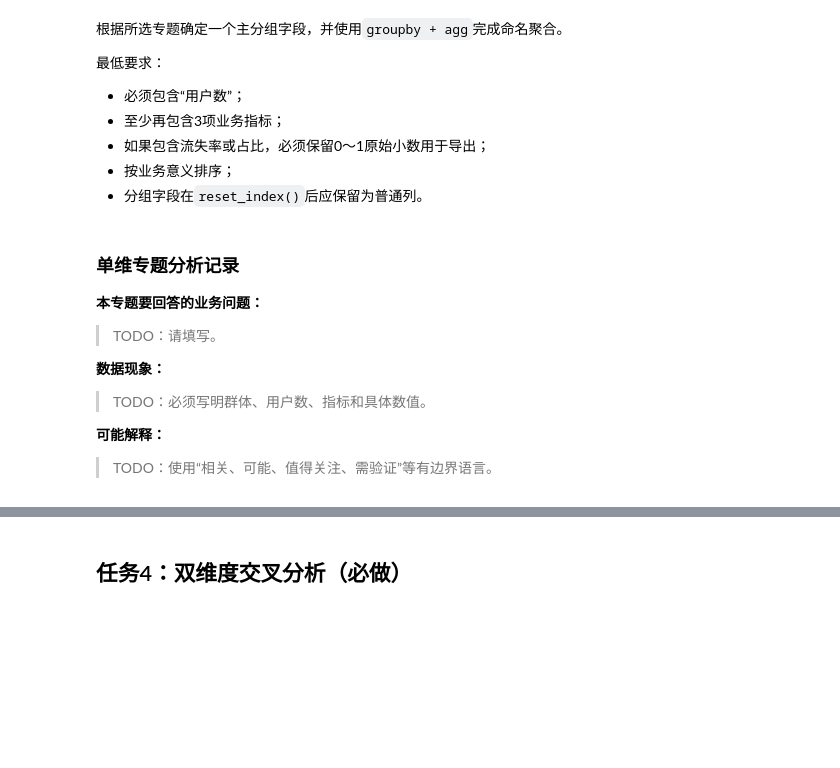
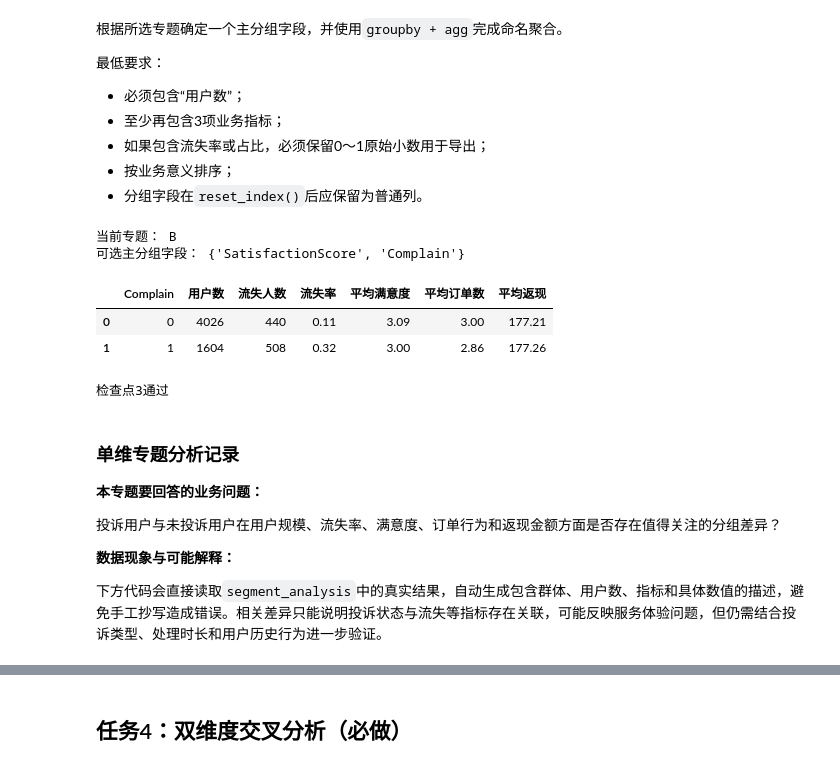
Before and after one commit to Huningci/muc-commerce-3-24012467, a Jupyter notebook: notebooks/day05_pm_student_project.ipynb, the cells around one changed output, grey strips where cells are left out. Cells and saved outputs as stored; diff of their text form; code cells hidden in the pictures; blank space fills up the shorter version.

```diff
--- a/notebooks/day05_pm_student_project.ipynb
+++ b/notebooks/day05_pm_student_project.ipynb
@@ -48,17 +46,20 @@ import pandas as pd
 import numpy as np
 
 try:
-    from IPython.display import display
+    from IPython.display import display, Markdown
 except ImportError:
     def display(obj):
         print(obj)
 
+    def Markdown(text):
+        return text
+
 
 # =========================
-# TODO：填写个人信息与专题
+# 个人信息与专题
 # =========================
-STUDENT_NAME = "请填写姓名"
-TOPIC = "请填写A/B/C/D/E"
+STUDENT_NAME = "许倚帆"
+TOPIC = "B"
 
 
 pd.set_option("display.max_columns", 50)
@@ -248,26 +346,48 @@ print("检查点2通过")
 # %%
 topic_fields = {
     "A": {"TenureGroup"},
     "B": {"Complain", "SatisfactionScore"},
     "C": {"PreferedOrderCat"},
     "D": {"PreferredPaymentMode"},
     "E": {"CityTier", "PreferredLoginDevice"},
 }
 
 print("当前专题：", TOPIC)
 print("可选主分组字段：", topic_fields[TOPIC])
 
 
-# TODO 1：选择主分组字段
-segment_field = None
+# 选择主分组字段
+segment_field = "Complain"
 
 
-# TODO 2：使用groupby + agg完成命名聚合
-segment_analysis = None
+# 使用groupby + agg完成命名聚合
+segment_analysis = (
+    df.groupby(segment_field, dropna=False)
+    .agg(
+        用户数=("CustomerID", "nunique"),
+        流失人数=("Churn", "sum"),
+        流失率=("Churn", "mean"),
+        平均满意度=("SatisfactionScore", "mean"),
+        平均订单数=("OrderCount", "mean"),
+        平均返现=("CashbackAmount", "mean"),
+    )
+    .reset_index()
+)
 
 
-# TODO 3：重置索引、按业务意义排序并展示
-# display(segment_analysis)
+# 按投诉状态排序并展示
+segment_analysis = segment_analysis.sort_values(
+    by=segment_field,
+    ascending=True,
+).reset_index(drop=True)
+
+display(segment_analysis)
+# %% [output]
+当前专题： B
+可选主分组字段： {'SatisfactionScore', 'Complain'}
+|  | Complain | 用户数 | 流失人数 | 流失率 | 平均满意度 | 平均订单数 | 平均返现 |
+| 0 | 0 | 4026 | 440 | 0.11 | 3.09 | 3.00 | 177.21 |
+| 1 | 1 | 1604 | 508 | 0.32 | 3.00 | 2.86 | 177.26 |
 # %%
 # 检查点3：单维专题分析
 
@@ -285,17 +405,15 @@ assert segment_analysis["用户数"].sum() == len(df), \
     "各分组用户数之和应等于总用户数"
 
 print("检查点3通过")
+# %% [output]
+检查点3通过
-# %% [markdown]
-### 单维专题分析记录
-
-**本专题要回答的业务问题：**
-
-> TODO：请填写。
-
-**数据现象：**
-
-> TODO：必须写明群体、用户数、指标和具体数值。
-
-**可能解释：**
-
-> TODO：使用“相关、可能、值得关注、需验证”等有边界语言。
+# %% [markdown]
+### 单维专题分析记录
+
+**本专题要回答的业务问题：**
+
+投诉用户与未投诉用户在用户规模、流失率、满意度、订单行为和返现金额方面是否存在值得关注的分组差异？
+
+**数据现象与可能解释：**
+
+下方代码会直接读取`segment_analysis`中的真实结果，自动生成包含群体、用户数、指标和具体数值的描述，避免手工抄写造成错误。相关差异只能说明投诉状态与流失等指标存在关联，可能反映服务体验问题，但仍需结合投诉类型、处理时长和用户历史行为进一步验证。
```
Also changed, not shown: parts of 32 cells of this notebook, 20 other files.
